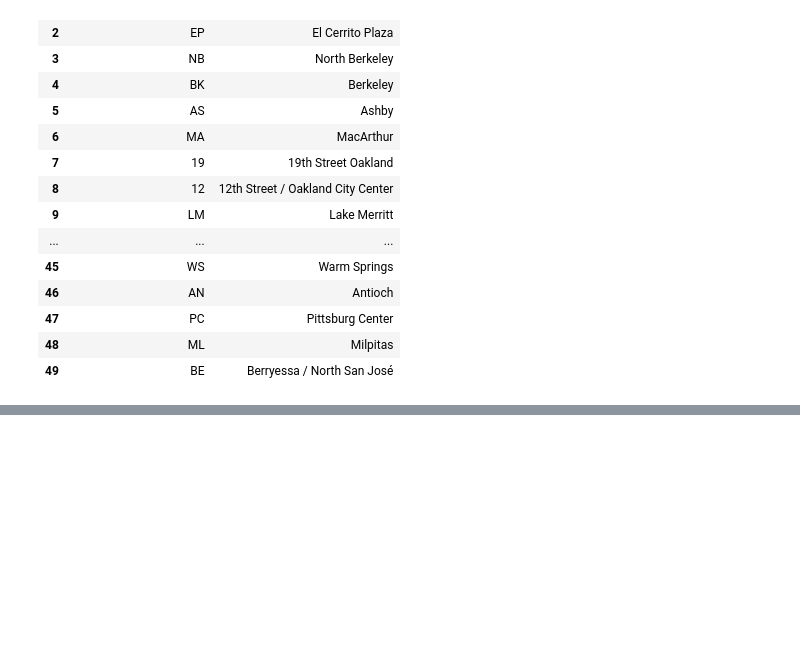
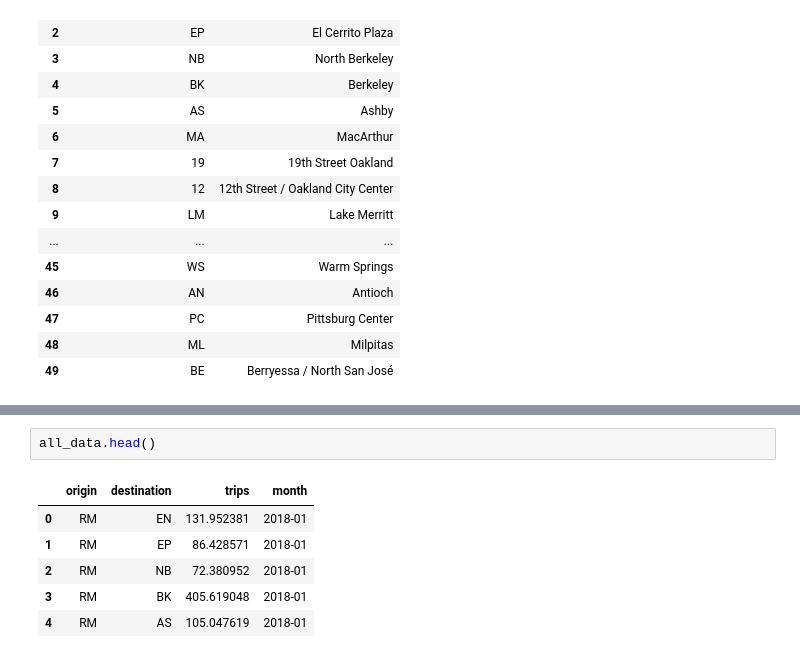
Before and after one commit to Shiv0406/BartProj, a Jupyter notebook: data-exploration.ipynb, the cells around one changed output, grey strips where cells are left out. Drawn from its saved outputs; the diff is of its cells as text; blank space fills up the shorter version.

```diff
--- a/data-exploration.ipynb
+++ b/data-exploration.ipynb
@@ -167,0 +391,9 @@ stations
+# %%
+all_data.head()
+# %% [output]
+|  | origin | destination | trips | month |
+| 0 | RM | EN | 131.952381 | 2018-01 |
+| 1 | RM | EP | 86.428571 | 2018-01 |
+| 2 | RM | NB | 72.380952 | 2018-01 |
+| 3 | RM | BK | 405.619048 | 2018-01 |
+| 4 | RM | AS | 105.047619 | 2018-01 |
```
Also changed, not shown: parts of 29 cells of this notebook.
